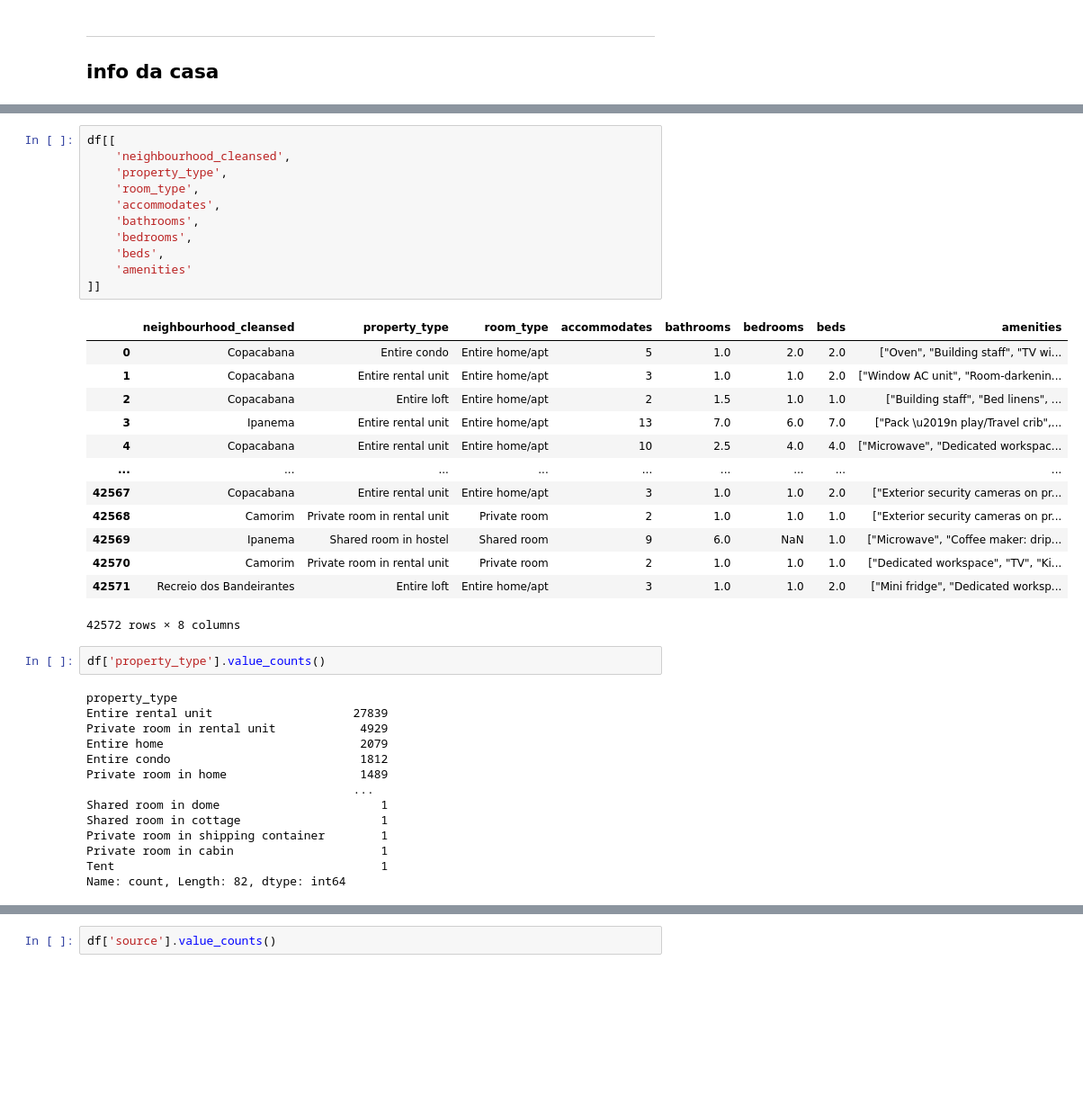
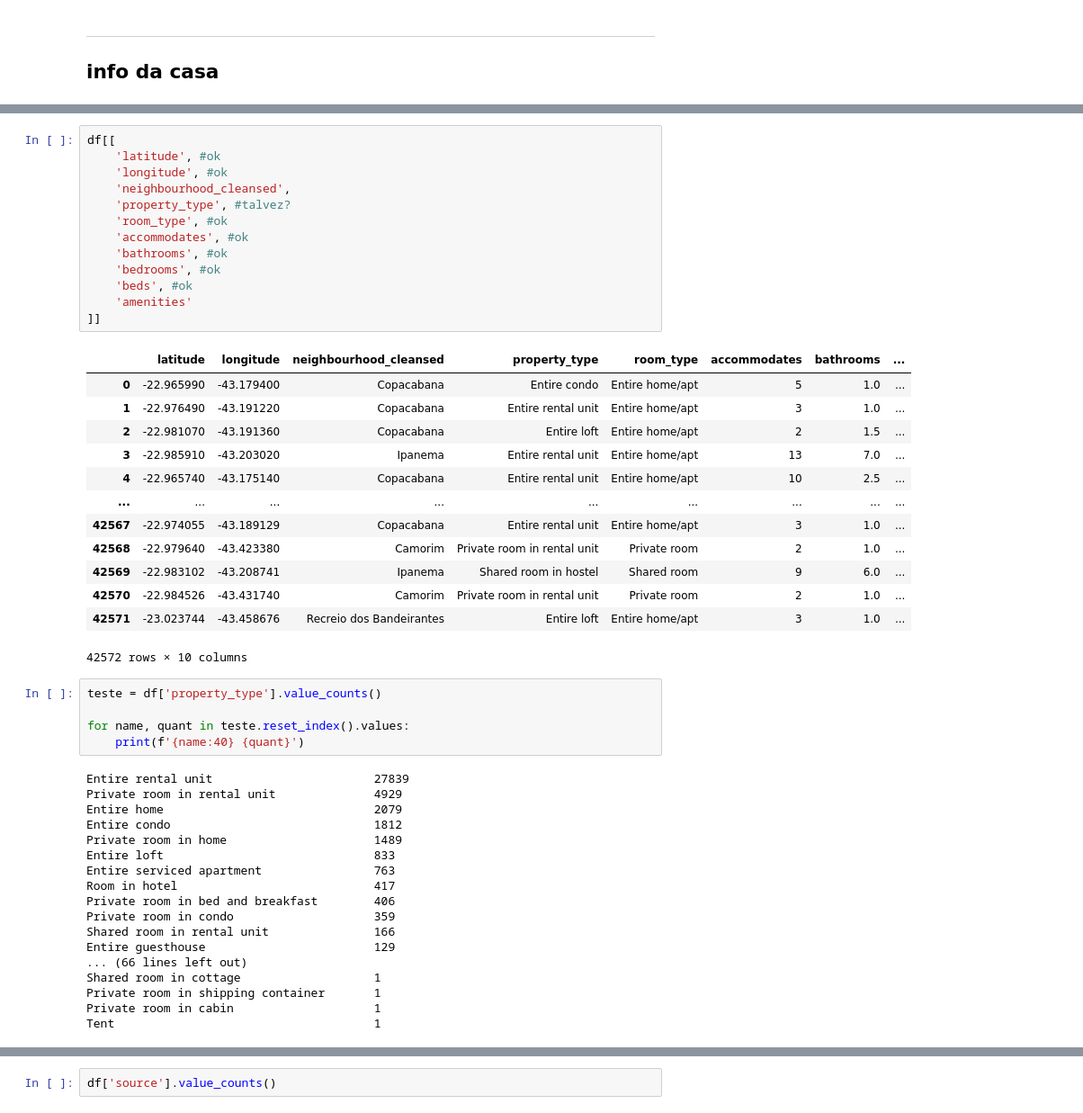
Before and after one commit to pedrobslima/IC-Reject-Option, a Jupyter notebook: preprocess.ipynb, the cells around one changed output, grey strips where cells are left out. Shown at 90% size. Cells and saved outputs as stored; diff of their text form; blank space fills up the shorter version.

```diff
--- a/preprocess.ipynb
+++ b/preprocess.ipynb
@@ -181,42 +181,51 @@ Size: 42572 examples
 79:      reviews_per_month  |  float64 (766)  |  nº NAN: 8623
 # %%
 df[[
+    'latitude', #ok
+    'longitude', #ok
     'neighbourhood_cleansed',
-    'property_type',
-    'room_type',
-    'accommodates',
-    'bathrooms',
-    'bedrooms',
-    'beds',
+    'property_type', #talvez?
+    'room_type', #ok
+    'accommodates', #ok
+    'bathrooms', #ok
+    'bedrooms', #ok
+    'beds', #ok
     'amenities'
 ]]
 # %% [output]
-|  | neighbourhood_cleansed | property_type | room_type | accommodates | bathrooms | bedrooms | beds | amenities |
-| 0 | Copacabana | Entire condo | Entire home/apt | 5 | 1.0 | 2.0 | 2.0 | ["Oven", "Building staff", "TV wi... |
-| 1 | Copacabana | Entire rental unit | Entire home/apt | 3 | 1.0 | 1.0 | 2.0 | ["Window AC unit", "Room-darkenin... |
-| 2 | Copacabana | Entire loft | Entire home/apt | 2 | 1.5 | 1.0 | 1.0 | ["Building staff", "Bed linens", ... |
-| 3 | Ipanema | Entire rental unit | Entire home/apt | 13 | 7.0 | 6.0 | 7.0 | ["Pack \u2019n play/Travel crib",... |
-| 4 | Copacabana | Entire rental unit | Entire home/apt | 10 | 2.5 | 4.0 | 4.0 | ["Microwave", "Dedicated workspac... |
+|  | latitude | longitude | neighbourhood_cleansed | property_type | room_type | accommodates | bathrooms | ... |
+| 0 | -22.965990 | -43.179400 | Copacabana | Entire condo | Entire home/apt | 5 | 1.0 | ... |
+| 1 | -22.976490 | -43.191220 | Copacabana | Entire rental unit | Entire home/apt | 3 | 1.0 | ... |
+| 2 | -22.981070 | -43.191360 | Copacabana | Entire loft | Entire home/apt | 2 | 1.5 | ... |
+| 3 | -22.985910 | -43.203020 | Ipanema | Entire rental unit | Entire home/apt | 13 | 7.0 | ... |
+| 4 | -22.965740 | -43.175140 | Copacabana | Entire rental unit | Entire home/apt | 10 | 2.5 | ... |
 | ... | ... | ... | ... | ... | ... | ... | ... | ... |
-| 42567 | Copacabana | Entire rental unit | Entire home/apt | 3 | 1.0 | 1.0 | 2.0 | ["Exterior security cameras on pr... |
-| 42568 | Camorim | Private room in rental unit | Private room | 2 | 1.0 | 1.0 | 1.0 | ["Exterior security cameras on pr... |
-| 42569 | Ipanema | Shared room in hostel | Shared room | 9 | 6.0 | NaN | 1.0 | ["Microwave", "Coffee maker: drip... |
-| 42570 | Camorim | Private room in rental unit | Private room | 2 | 1.0 | 1.0 | 1.0 | ["Dedicated workspace", "TV", "Ki... |
-| 42571 | Recreio dos Bandeirantes | Entire loft | Entire home/apt | 3 | 1.0 | 1.0 | 2.0 | ["Mini fridge", "Dedicated worksp... |
+| 42567 | -22.974055 | -43.189129 | Copacabana | Entire rental unit | Entire home/apt | 3 | 1.0 | ... |
+| 42568 | -22.979640 | -43.423380 | Camorim | Private room in rental unit | Private room | 2 | 1.0 | ... |
+| 42569 | -22.983102 | -43.208741 | Ipanema | Shared room in hostel | Shared room | 9 | 6.0 | ... |
+| 42570 | -22.984526 | -43.431740 | Camorim | Private room in rental unit | Private room | 2 | 1.0 | ... |
+| 42571 | -23.023744 | -43.458676 | Recreio dos Bandeirantes | Entire loft | Entire home/apt | 3 | 1.0 | ... |
-42572 rows × 8 columns
+42572 rows × 10 columns
 # %%
-df['property_type'].value_counts()
+teste = df['property_type'].value_counts()
+
+for name, quant in teste.reset_index().values:
+    print(f'{name:40} {quant}')
 # %% [output]
-property_type
-Entire rental unit                    27839
-Private room in rental unit            4929
-Entire home                            2079
-Entire condo                           1812
-Private room in home                   1489
-                                      ...
-Shared room in dome                       1
-Shared room in cottage                    1
-Private room in shipping container        1
-Private room in cabin                     1
-Tent                                      1
-Name: count, Length: 82, dtype: int64
+Entire rental unit                       27839
+Private room in rental unit              4929
+Entire home                              2079
+Entire condo                             1812
+Private room in home                     1489
+Entire loft                              833
+Entire serviced apartment                763
+Room in hotel                            417
+Private room in bed and breakfast        406
+Private room in condo                    359
+Shared room in rental unit               166
+Entire guesthouse                        129
+... (66 lines left out)
+Shared room in cottage                   1
+Private room in shipping container       1
+Private room in cabin                    1
+Tent                                     1
```
Also changed, not shown: parts of 11 cells of this notebook, 2 other files.
